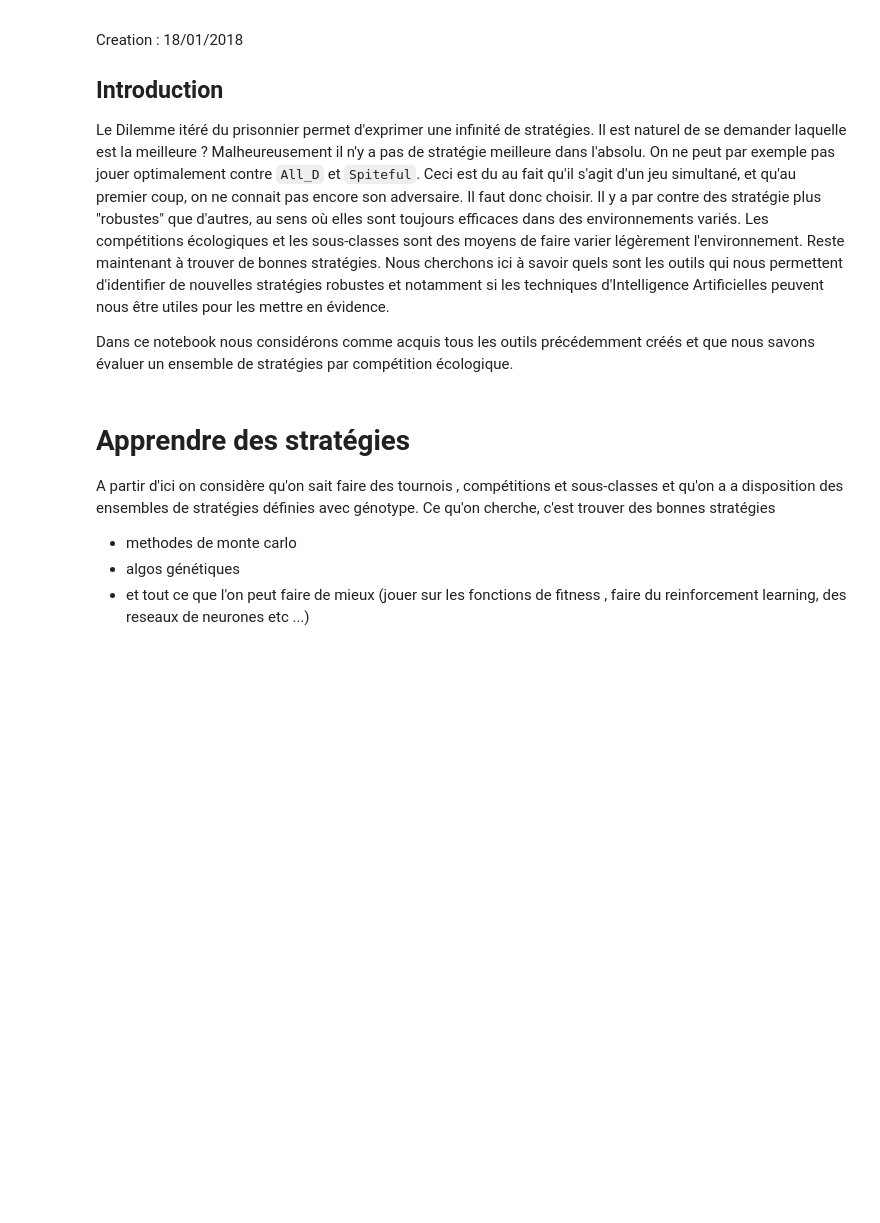
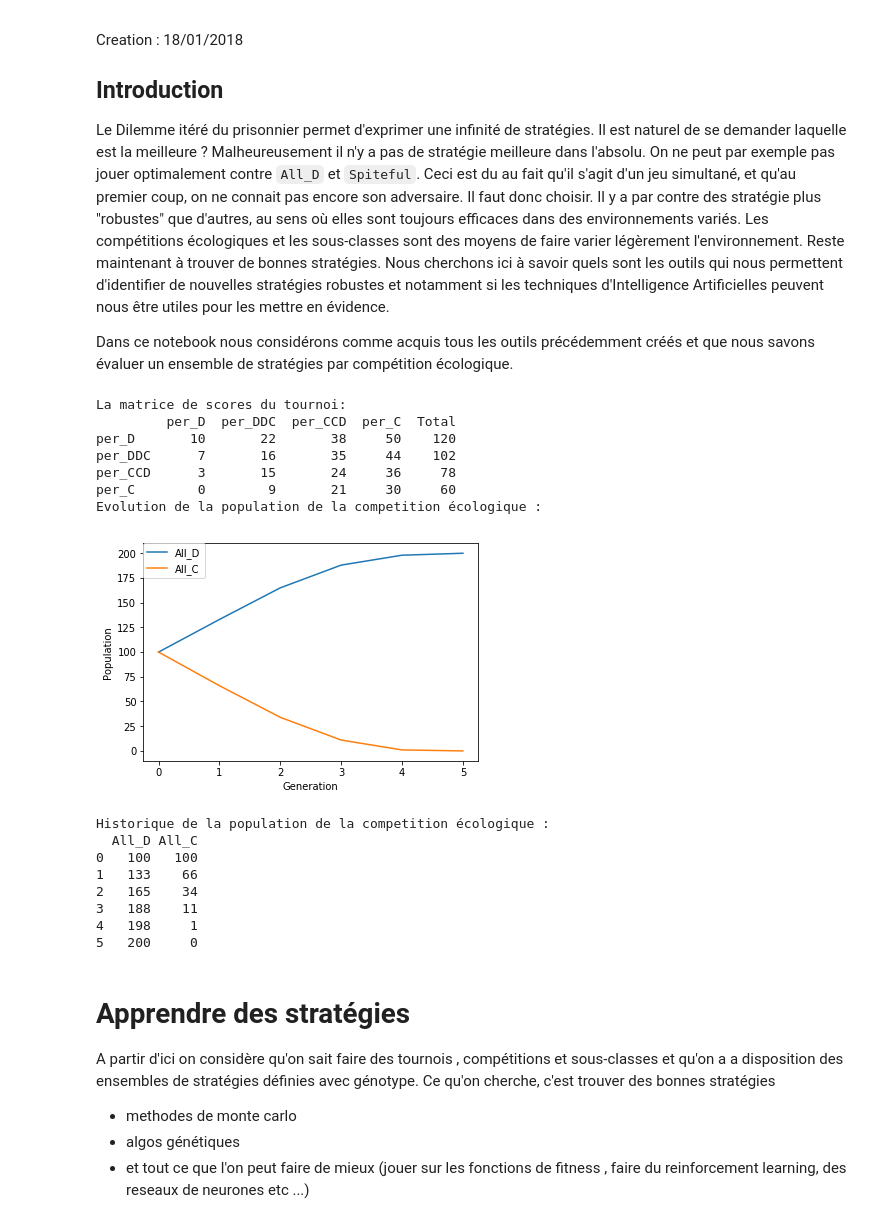
Before and after one commit to cristal-smac/ipd, a Jupyter notebook: FR/ipd_machinelearning_fr.ipynb, the cells around one changed output. Drawn from its saved outputs; the diff is of its cells as text; code cells hidden in the pictures; blank space fills up the shorter version.

```diff
--- a/FR/ipd_machinelearning_fr.ipynb
+++ b/FR/ipd_machinelearning_fr.ipynb
@@ -23,36 +23,51 @@ Dans ce notebook nous considérons comme acquis tous les outils précédemment c
 %matplotlib inline
 %run ../src/ipd.py
 
 # All about strategies (getPeriodics(n), getMem(X,Y), getClassicals())
 %run ../src/strategies.py
 
 # Comment utiliser ces modules ?
 
 # On crée le jeu du dilemme des prisonniers
 dip =[(3,3),(0,5),(5,0),(1,1)]   # Dilemme du prisonnier
 g = Game.Game(dip,['C','D'])
 
 # Un tournoi
 bag = []
 bag.append(Periodic('C'))
 bag.append(Periodic('D'))
 bag.append(Periodic('DDC'))
 bag.append(Periodic('CCD'))
 t=Tournament(g,bag,10)
 t.run()
 print("La matrice de scores du tournoi: ")
 print(t.matrix)
 
 
 # Une competition écologique
-gentille = Periodic("C","All_C")
-mechante = Periodic("D","All_D")
-eco = Ecological(g, [gentille, mechante])
+eco = Ecological(g, [Periodic("C","All_C"), Periodic("D","All_D")])
 eco.run()
 print("Evolution de la population de la competition écologique : ")
 eco.drawPlot()
 print("Historique de la population de la competition écologique : ")
 print(eco.historic)
+# %% [output]
+La matrice de scores du tournoi:
+         per_D  per_DDC  per_CCD  per_C  Total
+per_D       10       22       38     50    120
+per_DDC      7       16       35     44    102
+per_CCD      3       15       24     36     78
+per_C        0        9       21     30     60
+Evolution de la population de la competition écologique :
+[figure, added]
+Historique de la population de la competition écologique :
+  All_D All_C
+0   100   100
+1   133    66
+2   165    34
+3   188    11
+4   198     1
+5   200     0
 # %% [markdown]
 # Apprendre des stratégies
 
```
Also changed, not shown: parts of 6 cells of this notebook, 2 other files.
